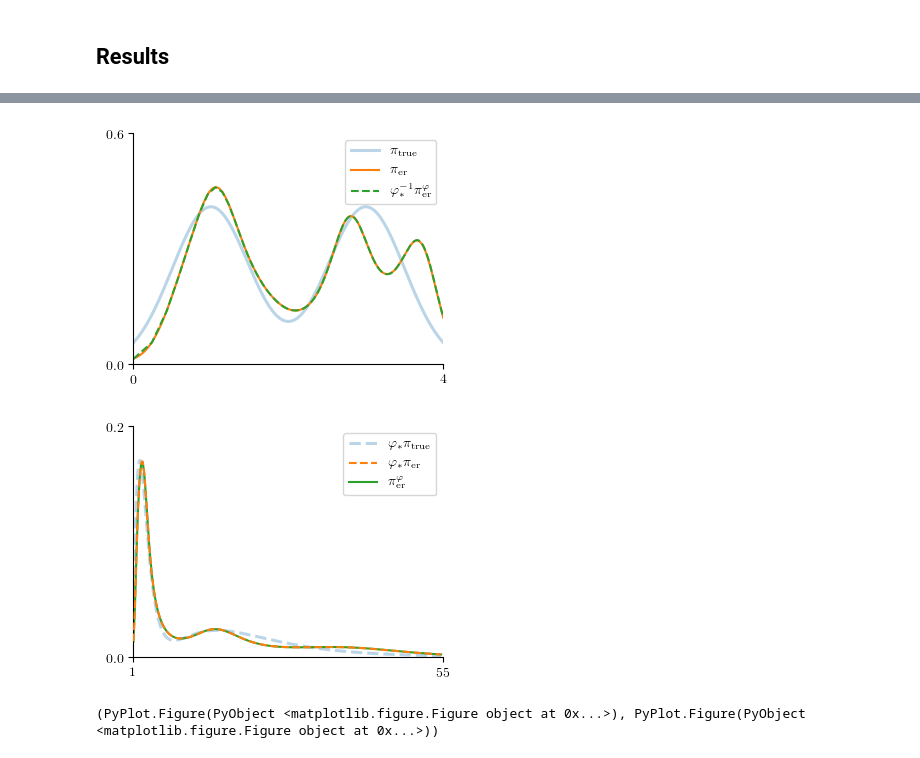
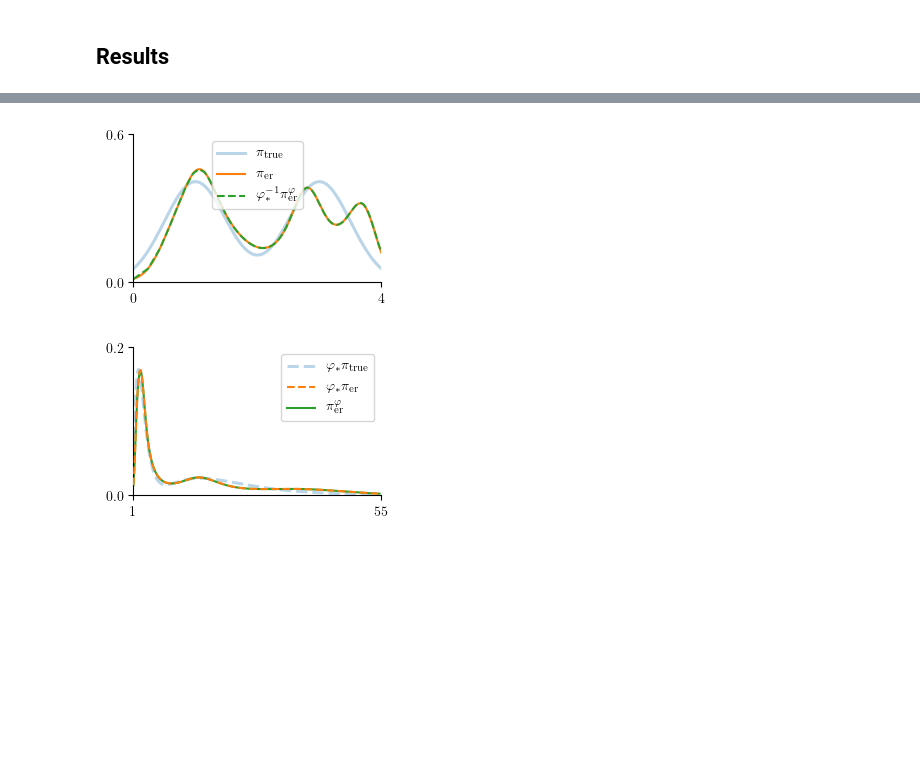
Before and after one commit to axsk/OEBayes, a Jupyter notebook: comparison.ipynb, the cells around one changed output, grey strips where cells are left out. Drawn from its saved outputs; the diff is of its cells as text; code cells hidden in the pictures; blank space fills up the shorter version.

Commit message:
add .mat export, reduce imagesize

```diff
--- a/comparison.ipynb
+++ b/comparison.ipynb
@@ -5,0 +9,6 @@ OPTCONFIG=OptConfig(XTOLABS=1e-8, DEBUG=true);
+# %%
+using MAT
+function plt2mat(p, filename)
+    d = [(filter(isalpha, l[:get_label]()), hcat(l[:get_data]()...)) for a in p[:axes] for l in a[:lines] ] |> Dict
+    matwrite(filename, d)
+end
@@ -41,5 +52,5 @@ lims = ([0,4],[0,.6],[1,55], [0,.2])
 # %% [markdown]
 ## Results
 # %%
-figsize=(4,3)
+figsize=(4*0.8,3*0.8*0.8)
 # %% [output]
@@ -69,12 +80,14 @@ regRt = regs[indmax(ss)].γ
 # %%
 wR  = ebprior(m,  d, ReferenceRegularizer(m,  regR))
 wRt = ebprior(mt, d, ReferenceRegularizer(mt, regRt))
 
 p1, p2 = compareplot(m, t, pdf.(prior, m.xs), wR, wRt, "er", lims...; figsize=figsize, savename="eb$randseed")
+
+plt2mat(p1, "er.mat")
+plt2mat(p2, "erT.mat")
 # %% [output]
-[figure, old version]
+[figure, new version]
-[figure, old version]
+[figure, new version]
-(PyPlot.Figure(PyObject <matplotlib.figure.Figure object at 0x...>), PyPlot.Figure(PyObject <matplotlib.figure.Figure object at 0x...>))
 # %%
 ## thik estimator
 regs = [ThikonovRegularizer(γ) for γ in linspace(1,80,ncv)]
```
Also changed, not shown: parts of 10 cells of this notebook, 2 other files.
